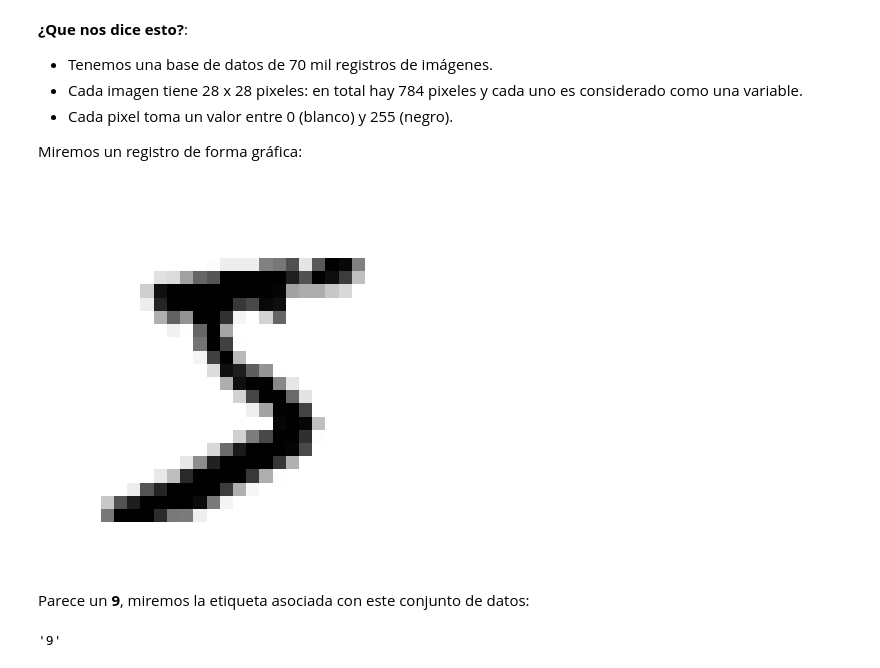
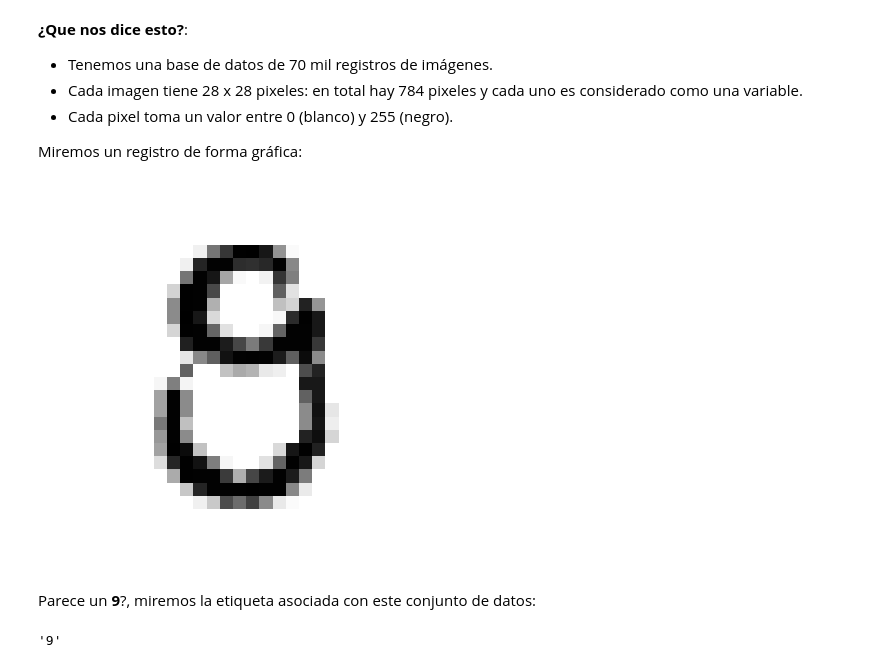
Before and after one commit to elnostos/Curso_EDA_ML_UDEA, a Jupyter notebook: ML_Classification.ipynb, the cells around one changed output. Cells and saved outputs as stored; diff of their text form; code cells hidden in the pictures.

```diff
--- a/ML_Classification.ipynb
+++ b/ML_Classification.ipynb
@@ -72,18 +72,18 @@ Miremos un registro de forma gráfica:
 # %%
 import matplotlib.pyplot as plt
 
 def plot_digit(image_data):
     image = image_data.reshape(28, 28)
     plt.imshow(image, cmap="binary")
     plt.axis("off")
 
-some_digit = X[0]
+some_digit = X[80]
 plot_digit(some_digit)
 plt.show()
 # %% [output]
-[figure, old version]
+[figure, new version]
 # %% [markdown]
-Parece un __9__, miremos la etiqueta asociada con este conjunto de datos:
+Parece un __9__?, miremos la etiqueta asociada con este conjunto de datos:
 # %%
 y[80]
 # %% [output]
```
Also changed, not shown: parts of 59 cells of this notebook.
